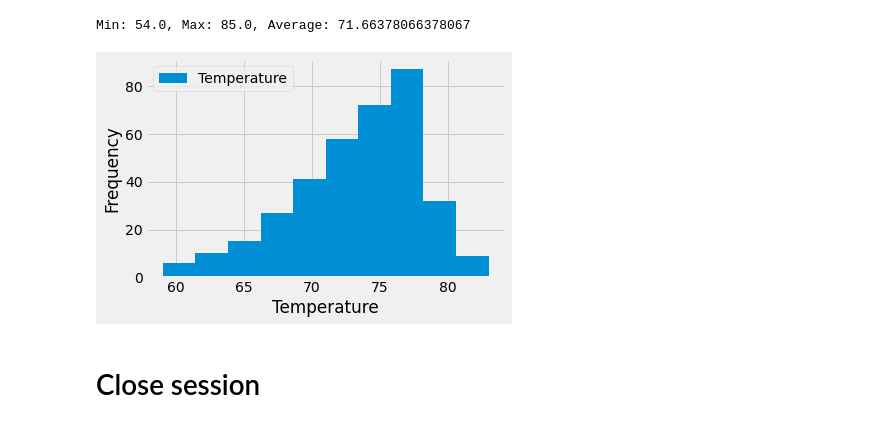
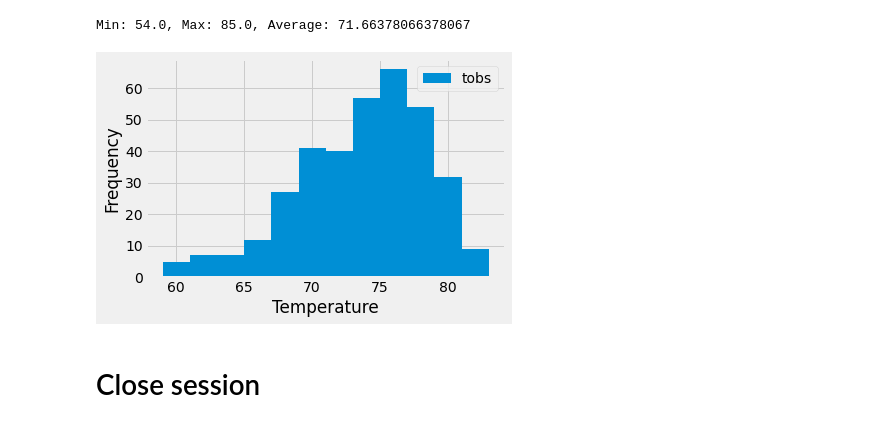
Before and after one commit to isabellajade/sqlalchemy-challenge, a Jupyter notebook: SurfsUp/climate_starter.ipynb, the cells around one changed output. Drawn from its saved outputs; the diff is of its cells as text; code cells hidden in the pictures.

```diff
--- a/SurfsUp/climate_starter.ipynb
+++ b/SurfsUp/climate_starter.ipynb
@@ -165,22 +131,18 @@ latest_date = session.query(Measurement.date).\
 
 year_ago = dt.date(2017,8,18) - dt.timedelta(days=365)
 
-twelve_months = session.query(Measurement.date, Measurement.tobs).\
+twelve_months = session.query(Measurement.tobs).\
     filter(Measurement.station == "USC00519281").\
-    filter(Measurement.date >= year_ago).\
-    order_by(Measurement.date).all()
+    filter(Measurement.date >= year_ago).all()
 
-station_df = pd.DataFrame(twelve_months, columns=['Frequency','Temperature'])
-station_df.set_index('Frequency', inplace=True)
+station_df = pd.DataFrame(twelve_months, columns=['tobs'])
 # %%
 # make histogram
-ax = station_df.plot.hist()
+ax = station_df.plot.hist(bins=12)
 ax.set_xlabel("Temperature")
-ax.set_ylabel("Frequency")
 plt.tight_layout()
-plt.show()
 # %% [output]
-[figure, old version]
+[figure, new version]
 # %% [markdown]
 # Close session
 # %%
```
Also changed, not shown: parts of 5 cells of this notebook.
